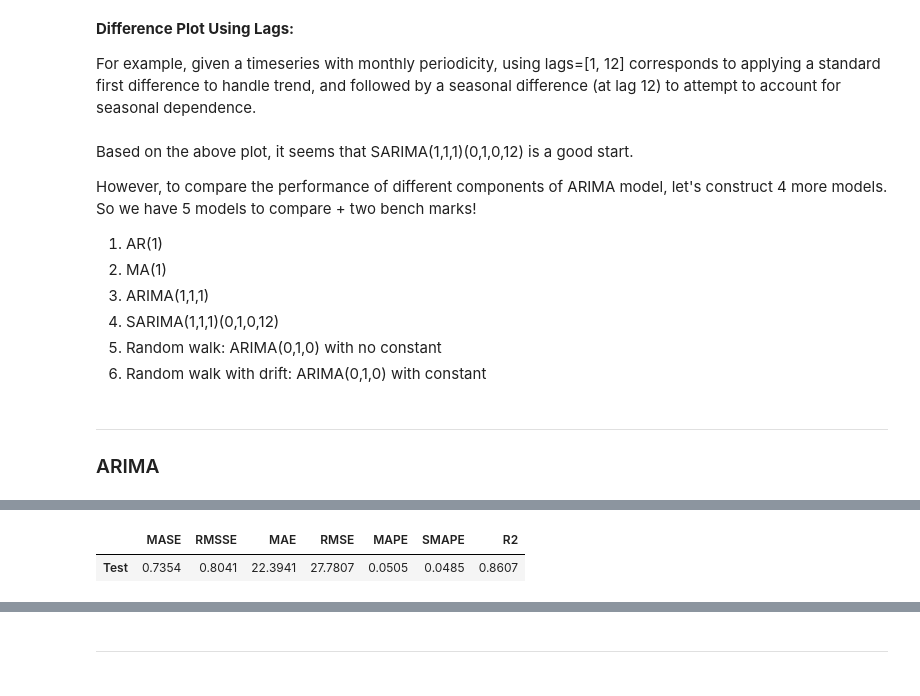
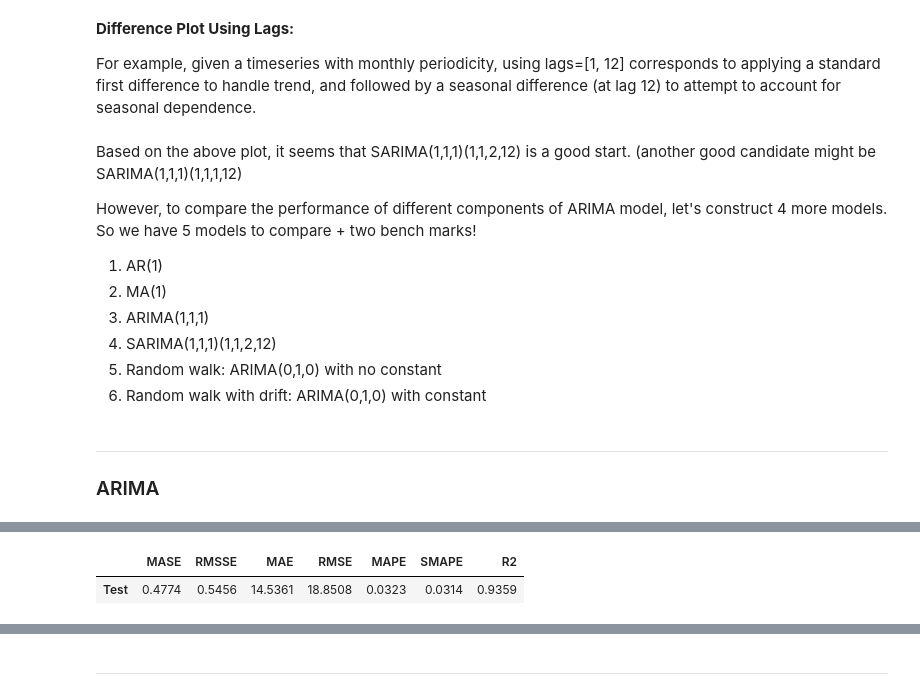
Before and after one commit to PJalgotrader/Deep_forecasting-USU, a Jupyter notebook: Lectures and codes/Module 4- ARIMA/Module4-ARIMA.ipynb, the cells around one changed output, grey strips where cells are left out. Drawn from its saved outputs; the diff is of its cells as text; code cells hidden in the pictures.

```diff
--- a/Lectures and codes/Module 4- ARIMA/Module4-ARIMA.ipynb
+++ b/Lectures and codes/Module 4- ARIMA/Module4-ARIMA.ipynb
@@ -177,12 +177,12 @@ exp.plot_model(plot="diff", data_kwargs={"lags_list": [[1, 12]], "acf": True, "p
 # %% [markdown]
 
-Based on the above plot, it seems that SARIMA(1,1,1)(0,1,0,12) is a good start.
+Based on the above plot, it seems that SARIMA(1,1,1)(1,1,2,12) is a good start. (another good candidate might be SARIMA(1,1,1)(1,1,1,12)
 
 However, to compare the performance of different components of ARIMA model, let's construct 4 more models. So we have 5 models to compare + two bench marks!
 1. AR(1)
 2. MA(1)
 3. ARIMA(1,1,1)
-4. SARIMA(1,1,1)(0,1,0,12)
+4. SARIMA(1,1,1)(1,1,2,12)
 5. Random walk: ARIMA(0,1,0) with no constant
 6. Random walk with drift: ARIMA(0,1,0) with constant
 # %% [markdown]
@@ -211,11 +211,11 @@ arima111= exp.create_model('arima', order = (1,1,1), seasonal_order=(0,0,0,12) ,
 | Test | 1.9990 | 2.3844 | 60.8693 | 82.3772 | 0.1166 | 0.1256 | -0.2250 |
 [interactive output not drawn]
 # %%
-sarima111010= exp.create_model('arima', order = (1,1,1), seasonal_order=(0,1,0,12) , with_intercept= True, cross_validation=False)
+sarima111112= exp.create_model('arima', order = (1,1,1), seasonal_order=(1,1,2,12) , with_intercept= True, cross_validation=False)
 # %% [output]
 [interactive output not drawn]
 |  | MASE | RMSSE | MAE | RMSE | MAPE | SMAPE | R2 |
-| Test | 0.7354 | 0.8041 | 22.3941 | 27.7807 | 0.0505 | 0.0485 | 0.8607 |
+| Test | 0.4774 | 0.5456 | 14.5361 | 18.8508 | 0.0323 | 0.0314 | 0.9359 |
 [interactive output not drawn]
 # %%
 rw= exp.create_model('arima', order = (0,1,0), seasonal_order=(0,0,0,12) , with_intercept= False, cross_validation=False)
```
Also changed, not shown: parts of 11 cells of this notebook.
